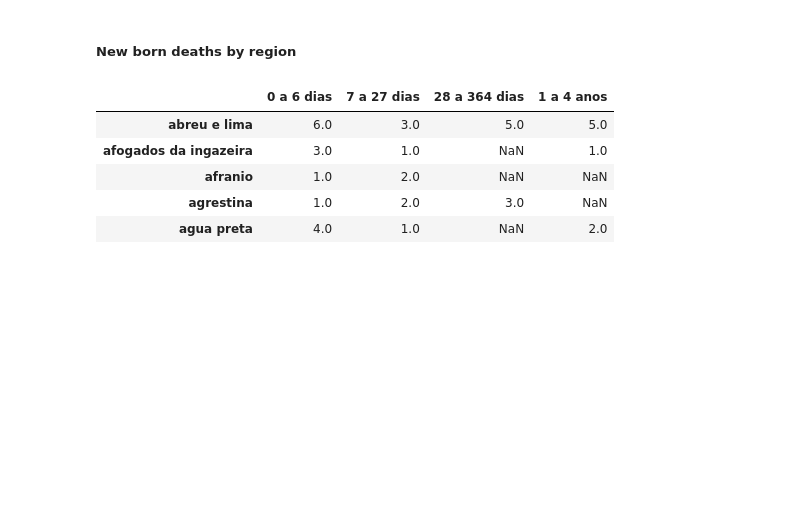
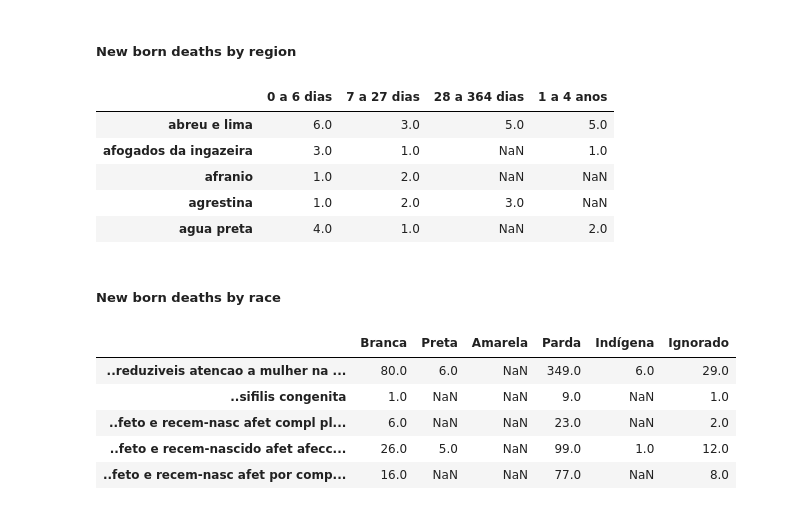
Before and after one commit to yvesemmanuel/pernambuco_health_analysis, a Jupyter notebook: data_handling.ipynb, the cells around one changed output. Drawn from its saved outputs; the diff is of its cells as text; code cells hidden in the pictures; blank space fills up the shorter version.

```diff
--- a/data_handling.ipynb
+++ b/data_handling.ipynb
@@ -226,0 +229,24 @@ df_born_region.head()
+# %% [markdown]
+##### New born deaths by race
+# %%
+df_born_race = pd.read_csv('./data/raw/A3DATA - ObitosPorCausasEvitaveisCorRacaMenorDeCinco.csv')
+df_born_race = df_born_race.T
+# %%
+death_races = dict(zip(list(df_born_race.columns), list(df_born_race.loc['Causas evitáveis'])))
+df_born_race = df_born_race.rename(columns=death_races)
+df_born_race = df_born_race.rename(columns=format_column_name)
+df_born_race = df_born_race.drop(index='Causas evitáveis')
+df_born_race = df_born_race.drop(index='Total')
+
+df_born_race = df_born_race.apply(pd.to_numeric, errors='coerce')
+df_born_race = df_born_race.T
+
+df_born_race = df_born_race[df_born_race.index.str.startswith('..')]
+df_born_race.head()
+# %% [output]
+|  | Branca | Preta | Amarela | Parda | Indígena | Ignorado |
+| ..reduziveis atencao a mulher na ... | 80.0 | 6.0 | NaN | 349.0 | 6.0 | 29.0 |
+| ..sifilis congenita | 1.0 | NaN | NaN | 9.0 | NaN | 1.0 |
+| ..feto e recem-nasc afet compl pl... | 6.0 | NaN | NaN | 23.0 | NaN | 2.0 |
+| ..feto e recem-nascido afet afecc... | 26.0 | 5.0 | NaN | 99.0 | 1.0 | 12.0 |
+| ..feto e recem-nasc afet por comp... | 16.0 | NaN | NaN | 77.0 | NaN | 8.0 |
```
Also changed, not shown: parts of 22 cells of this notebook, 11 other files.
